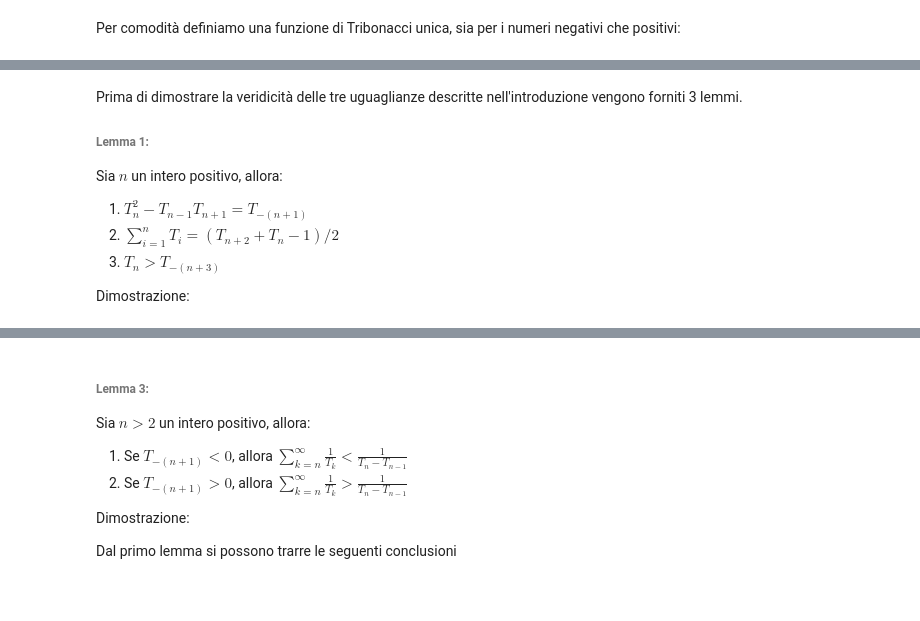
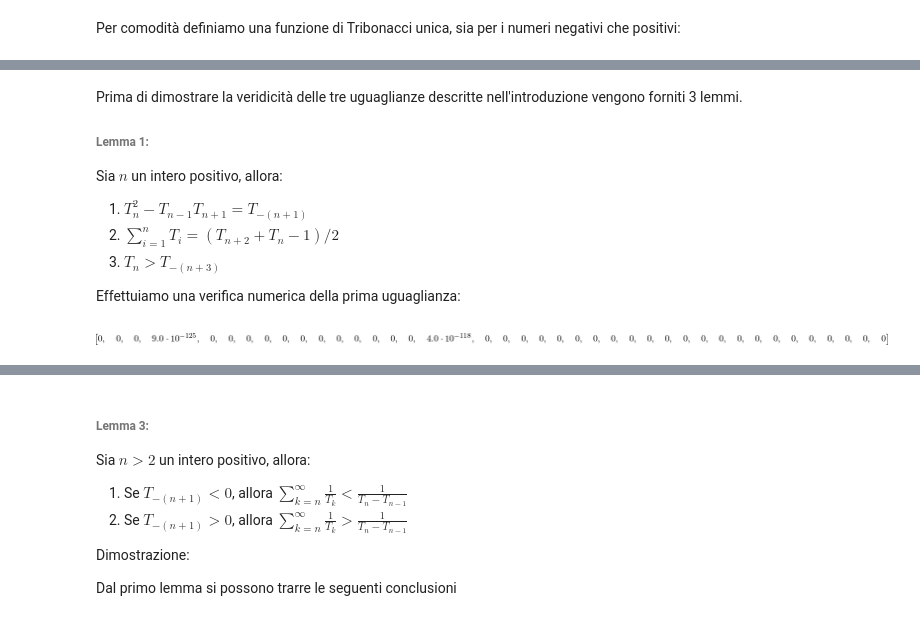
Before and after one commit to iskorini/PAA-Project, a Jupyter notebook: Notebook.ipynb, the cells around one changed output, grey strips where cells are left out. Cells and saved outputs as stored; diff of their text form; code cells hidden in the pictures; blank space fills up the shorter version.

Commit message:
aggiunta verifica del lemma 1 e 2

```diff
--- a/Notebook.ipynb
+++ b/Notebook.ipynb
@@ -104,4 +104,12 @@ Sia $n$ un intero positivo, allora:
 3. $T_{n} > T_{-(n+3)}$
 
 
-Dimostrazione:
+Effettuiamo una verifica numerica della prima uguaglianza:
+# %%
+lem1_expr1 = T(n)**2 - T(n-1)*T(n+1)
+lem1_expr2 = T(-(n+1))
+calc_lem1_expr1 = Lambda([n], lem1_expr1)
+calc_lem1_expr2 = Lambda([n], lem1_expr2)
+[(calc_lem1_expr1(n).evalf()-calc_lem1_expr2(n).evalf()) for n in range(0,40)]
+# %% [output]
+[figure, added]
```
Also changed, not shown: parts of 23 cells of this notebook.
